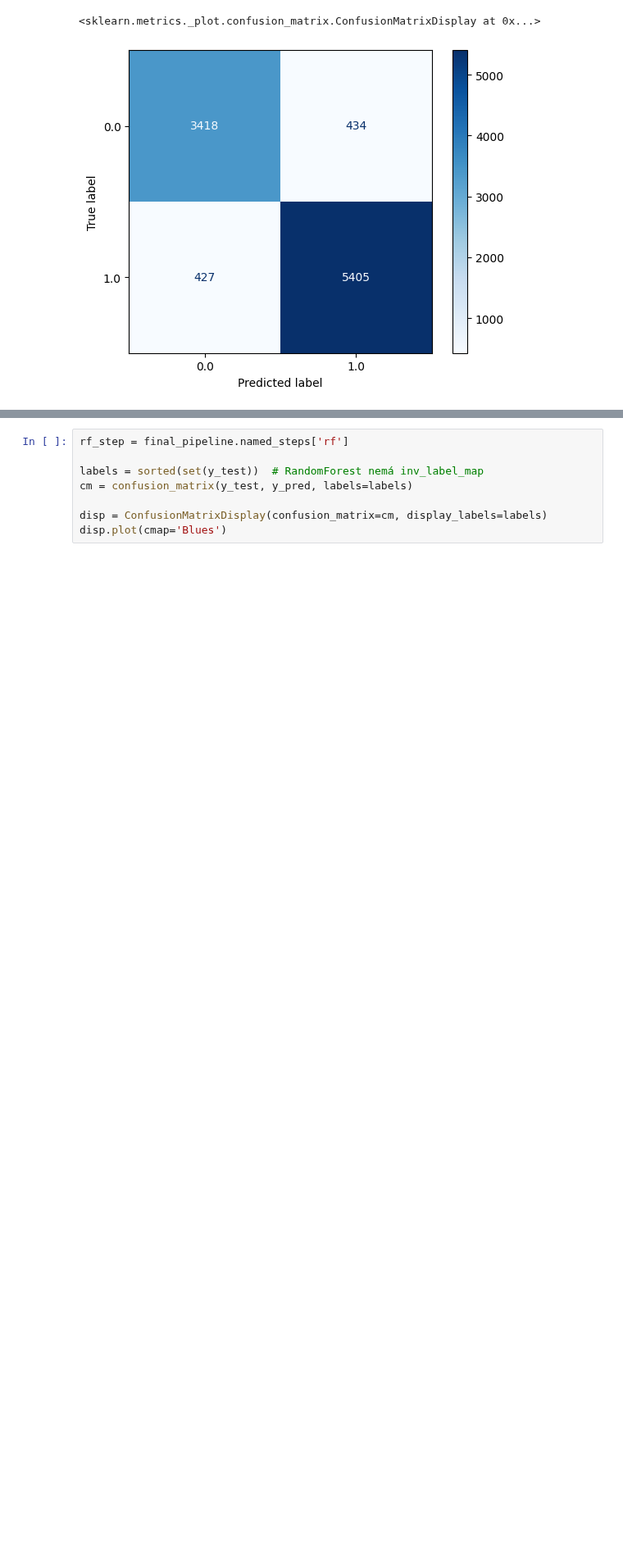
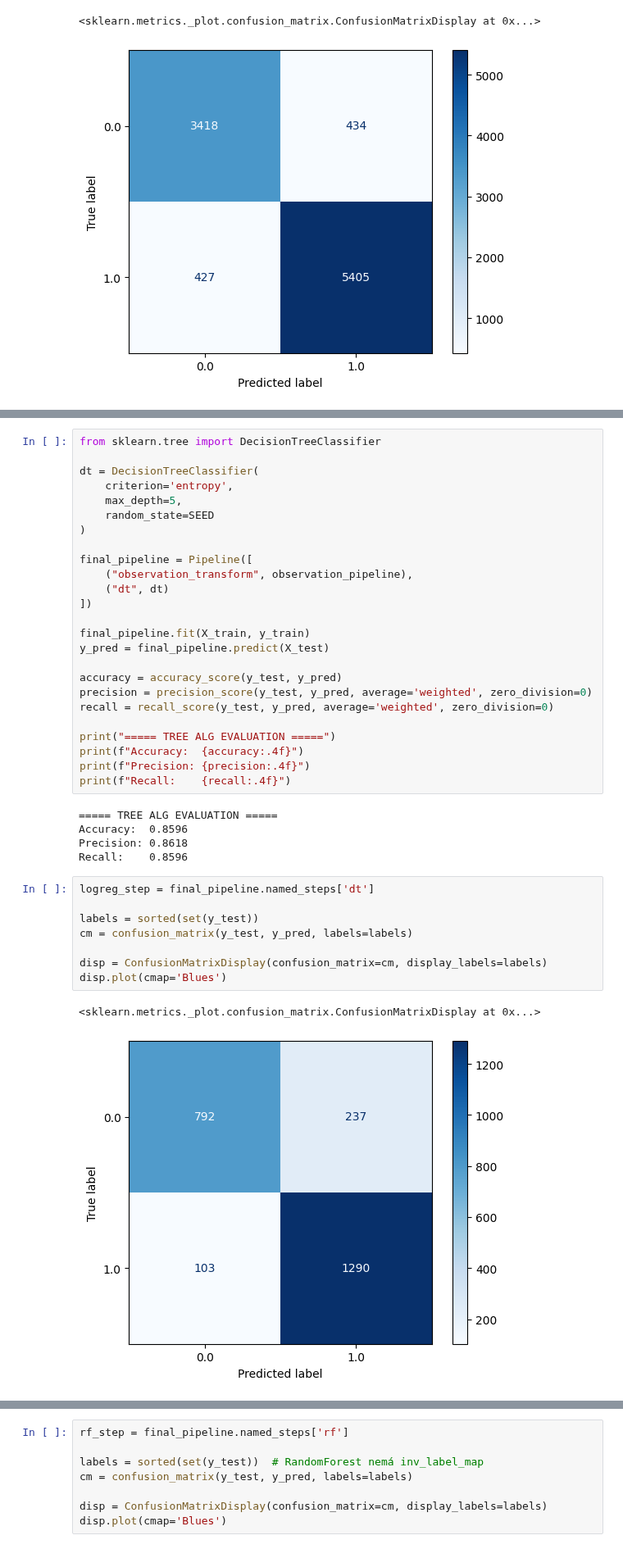
Before and after one commit to kurcinamarian/IAU, a Jupyter notebook: phase_3.ipynb, the cells around one changed output, grey strips where cells are left out. Shown at 82% size. Saved outputs shown, nothing was run; the diff lists cells and outputs as text; blank space fills up the shorter version.

```diff
--- a/phase_3.ipynb
+++ b/phase_3.ipynb
@@ -329,0 +332,41 @@ disp.plot(cmap='Blues')
+# %%
+from sklearn.tree import DecisionTreeClassifier
+
+dt = DecisionTreeClassifier(
+    criterion='entropy',
+    max_depth=5,
+    random_state=SEED
+)
+
+final_pipeline = Pipeline([
+    ("observation_transform", observation_pipeline),
+    ("dt", dt)
+])
+
+final_pipeline.fit(X_train, y_train)
+y_pred = final_pipeline.predict(X_test)
+
+accuracy = accuracy_score(y_test, y_pred)
+precision = precision_score(y_test, y_pred, average='weighted', zero_division=0)
+recall = recall_score(y_test, y_pred, average='weighted', zero_division=0)
+
+print("===== TREE ALG EVALUATION =====")
+print(f"Accuracy:  {accuracy:.4f}")
+print(f"Precision: {precision:.4f}")
+print(f"Recall:    {recall:.4f}")
+# %% [output]
+===== TREE ALG EVALUATION =====
+Accuracy:  0.8596
+Precision: 0.8618
+Recall:    0.8596
+# %%
+logreg_step = final_pipeline.named_steps['dt']
+
+labels = sorted(set(y_test))
+cm = confusion_matrix(y_test, y_pred, labels=labels)
+
+disp = ConfusionMatrixDisplay(confusion_matrix=cm, display_labels=labels)
+disp.plot(cmap='Blues')
+# %% [output]
+<sklearn.metrics._plot.confusion_matrix.ConfusionMatrixDisplay at 0x...>
+[figure, added]
```
Also changed, not shown: parts of 10 cells of this notebook.
